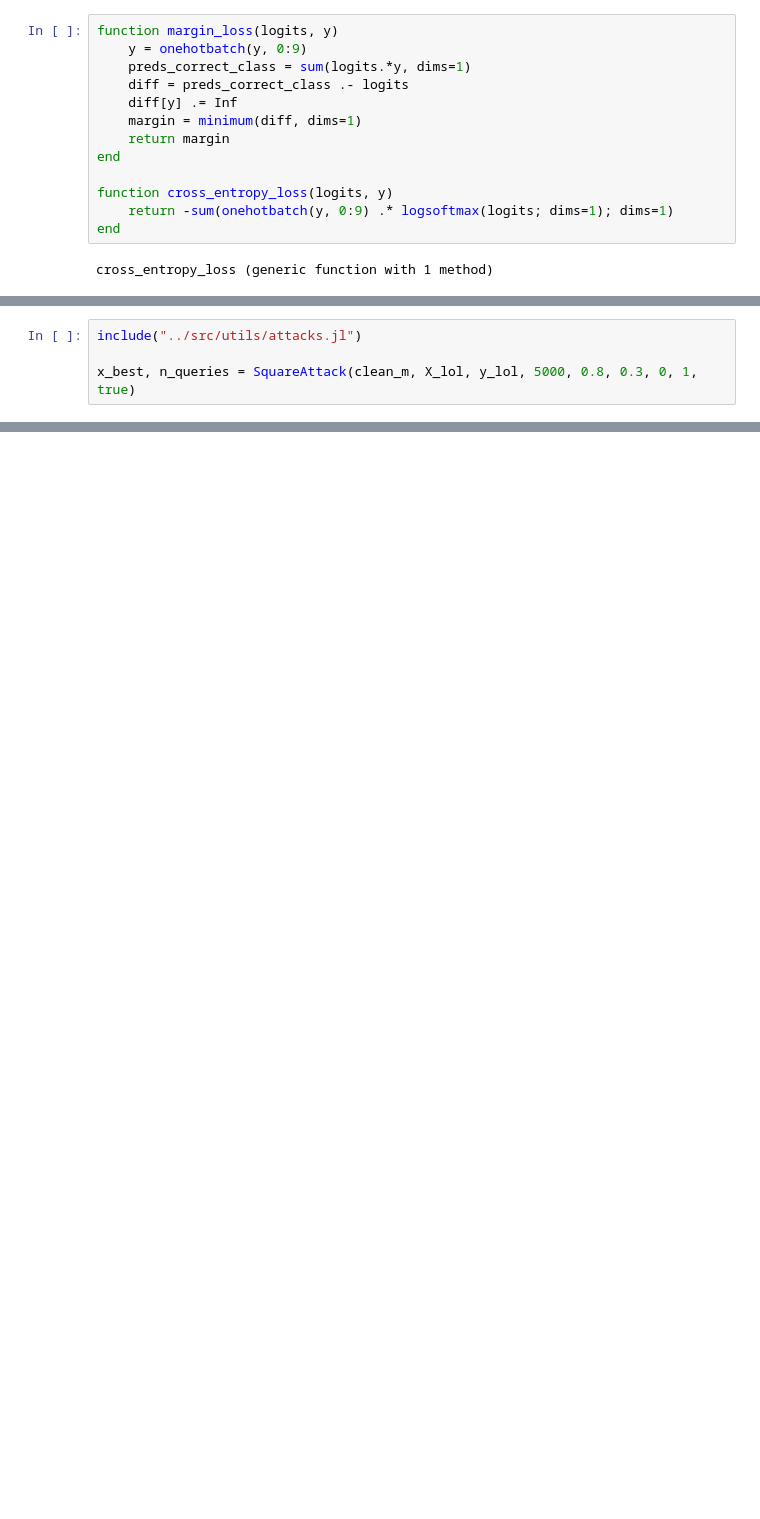
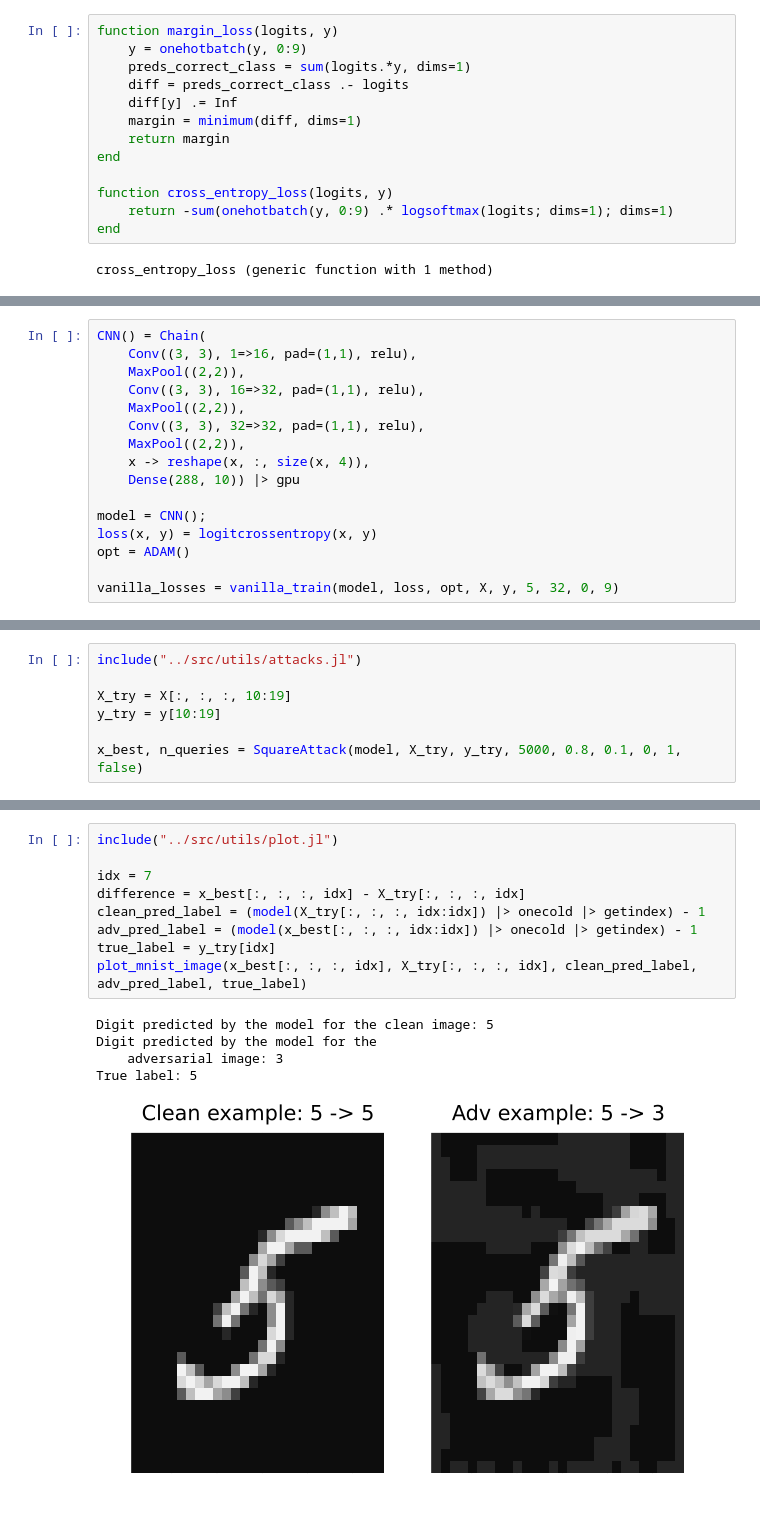
Before and after one commit to JuliaTrustworthyAI/AdversarialRobustness.jl, a Jupyter notebook: src/playgroundlol.ipynb, the cells around one changed output, grey strips where cells are left out. Saved outputs shown, nothing was run; the diff lists cells and outputs as text; blank space fills up the shorter version.

Commit message:
square attack actually working in a convnet

```diff
--- a/src/playgroundlol.ipynb
+++ b/src/playgroundlol.ipynb
@@ -138,0 +108,16 @@ margin loss: Float32[17.724253 24.70565 24.458275 17.12856 32.359104 17.46308 20
+# %%
+CNN() = Chain(
+    Conv((3, 3), 1=>16, pad=(1,1), relu),
+    MaxPool((2,2)),
+    Conv((3, 3), 16=>32, pad=(1,1), relu),
+    MaxPool((2,2)),
+    Conv((3, 3), 32=>32, pad=(1,1), relu),
+    MaxPool((2,2)),
+    x -> reshape(x, :, size(x, 4)),
+    Dense(288, 10)) |> gpu
+
+model = CNN();
+loss(x, y) = logitcrossentropy(x, y)
+opt = ADAM()
+
+vanilla_losses = vanilla_train(model, loss, opt, X, y, 5, 32, 0, 9)
@@ -139,5 +145,8 @@ margin loss: Float32[17.724253 24.70565 24.458275 17.12856 32.359104 17.46308 20
 # %%
 include("../src/utils/attacks.jl")
 
-x_best, n_queries = SquareAttack(clean_m, X_lol, y_lol, 5000, 0.8, 0.3, 0, 1, true)
+X_try = X[:, :, :, 10:19]
+y_try = y[10:19]
+
+x_best, n_queries = SquareAttack(model, X_try, y_try, 5000, 0.8, 0.1, 0, 1, false)
 # %% [output]
@@ -210,0 +227,15 @@ True label: 1
+# %%
+include("../src/utils/plot.jl")
+
+idx = 7
+difference = x_best[:, :, :, idx] - X_try[:, :, :, idx]
+clean_pred_label = (model(X_try[:, :, :, idx:idx]) |> onecold |> getindex) - 1
+adv_pred_label = (model(x_best[:, :, :, idx:idx]) |> onecold |> getindex) - 1
+true_label = y_try[idx]
+plot_mnist_image(x_best[:, :, :, idx], X_try[:, :, :, idx], clean_pred_label, adv_pred_label, true_label)
+# %% [output]
+Digit predicted by the model for the clean image: 5
+Digit predicted by the model for the
+    adversarial image: 3
+True label: 5
+[figure, added]
```
Also changed, not shown: parts of 13 cells of this notebook, 3 other files.
